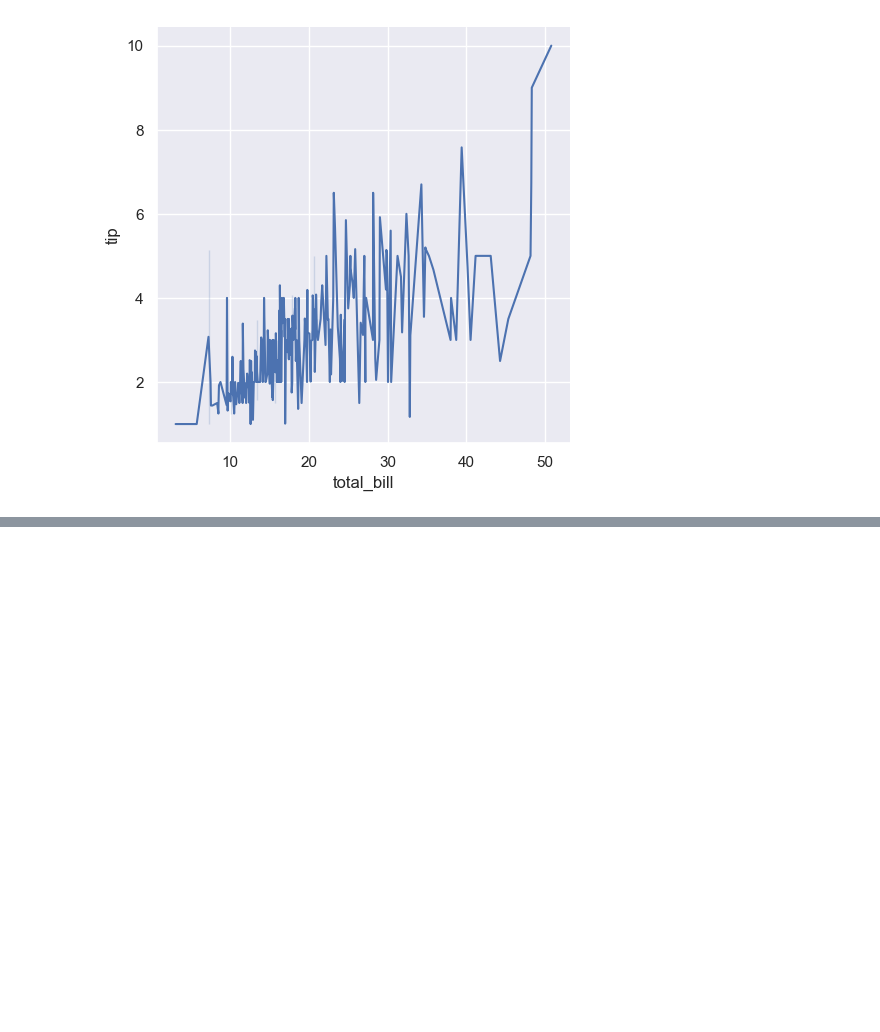
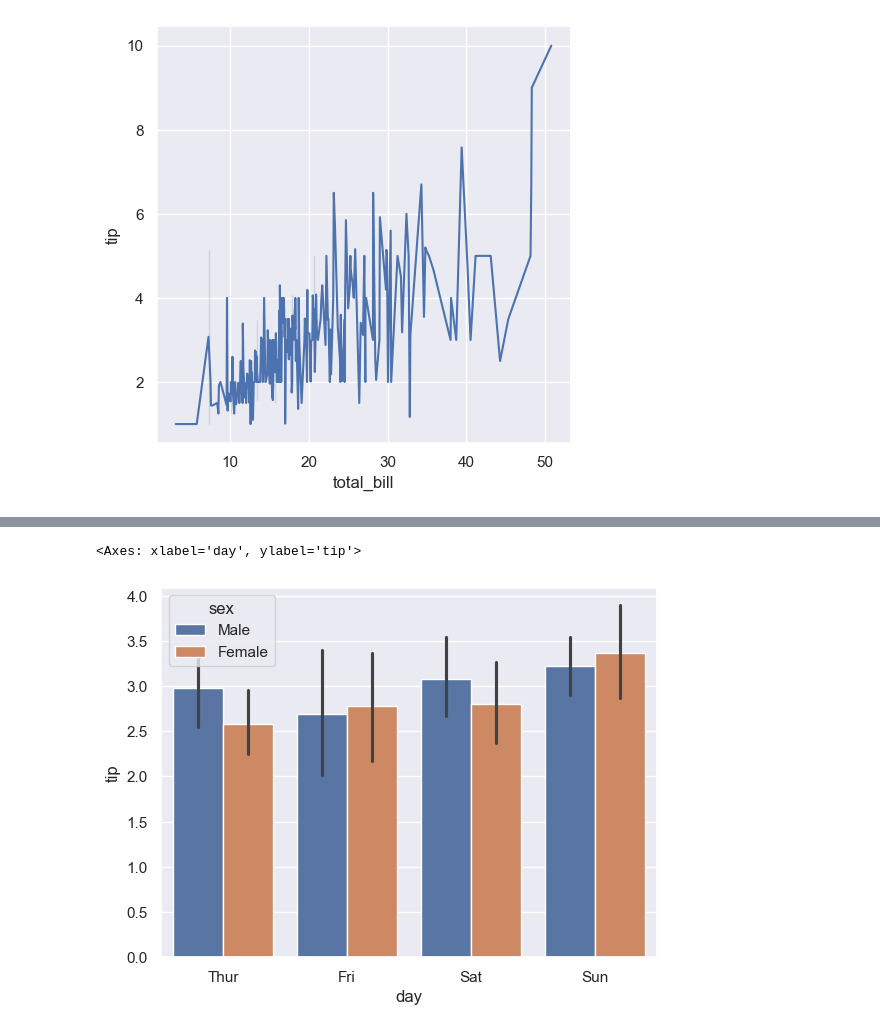
Before and after one commit to SabbirHassanShuvo/Prime-2.0-AIML, a Jupyter notebook: Seaborn/seaborn.ipynb, the cells around one changed output, grey strips where cells are left out. Cells and saved outputs as stored; diff of their text form; code cells hidden in the pictures; blank space fills up the shorter version.

```diff
--- a/Seaborn/seaborn.ipynb
+++ b/Seaborn/seaborn.ipynb
@@ -57,0 +85,11 @@ sns.relplot(
+# %%
+# bar plot
+sns.barplot(
+    data=tips,
+    x="day",
+    y="tip",
+    hue="sex"
+)
+# %% [output]
+<Axes: xlabel='day', ylabel='tip'>
+[figure, added]
```
Also changed, not shown: parts of 2 cells of this notebook, 1 other file.
